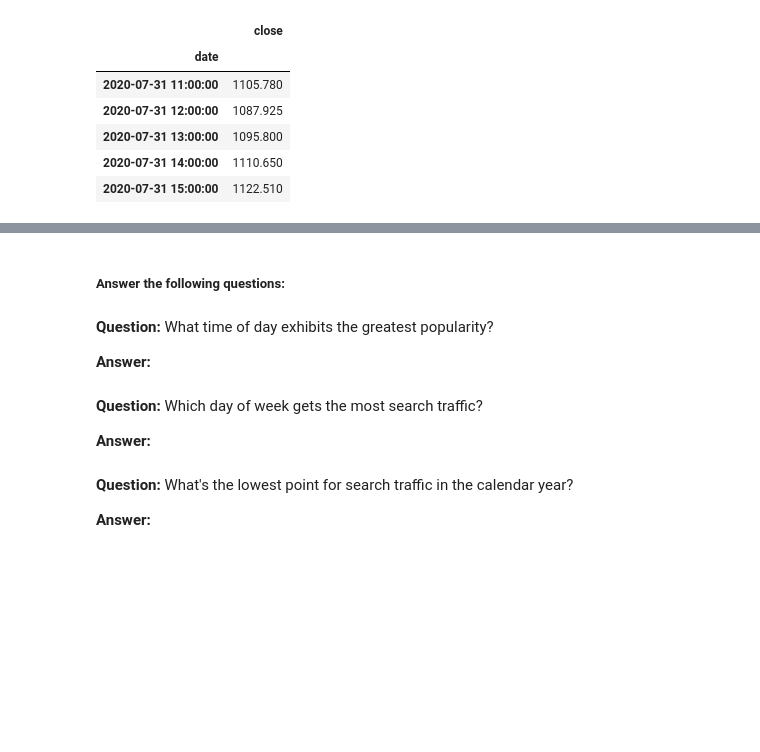
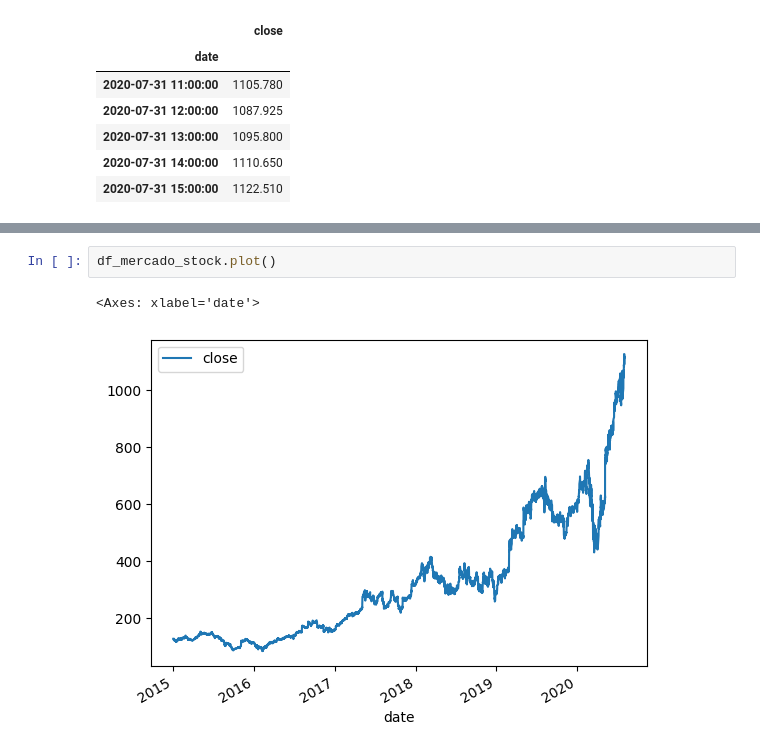
Before and after one commit to skfotedar/prophet-challenge, a Jupyter notebook: forecasting_net_prophet.ipynb, the cells around one changed output, grey strips where cells are left out. Cells and saved outputs as stored; diff of their text form; blank space fills up the shorter version.

```diff
--- a/forecasting_net_prophet.ipynb
+++ b/forecasting_net_prophet.ipynb
@@ -471,14 +170,5 @@ Solutions Note: `yhat` represents the most likely (average) forecast, whereas `y
-# %% [markdown]
-##### Answer the following questions:
-# %% [markdown]
-**Question:** What time of day exhibits the greatest popularity?
-
-**Answer:**
-# %% [markdown]
-**Question:** Which day of week gets the most search traffic?
-
-**Answer:**
-# %% [markdown]
-**Question:** What's the lowest point for search traffic in the calendar year?
-
-**Answer:**
+# %%
+df_mercado_stock.plot()
+# %% [output]
+<Axes: xlabel='date'>
+[figure, added]
```
Also changed, not shown: parts of 77 cells of this notebook.
